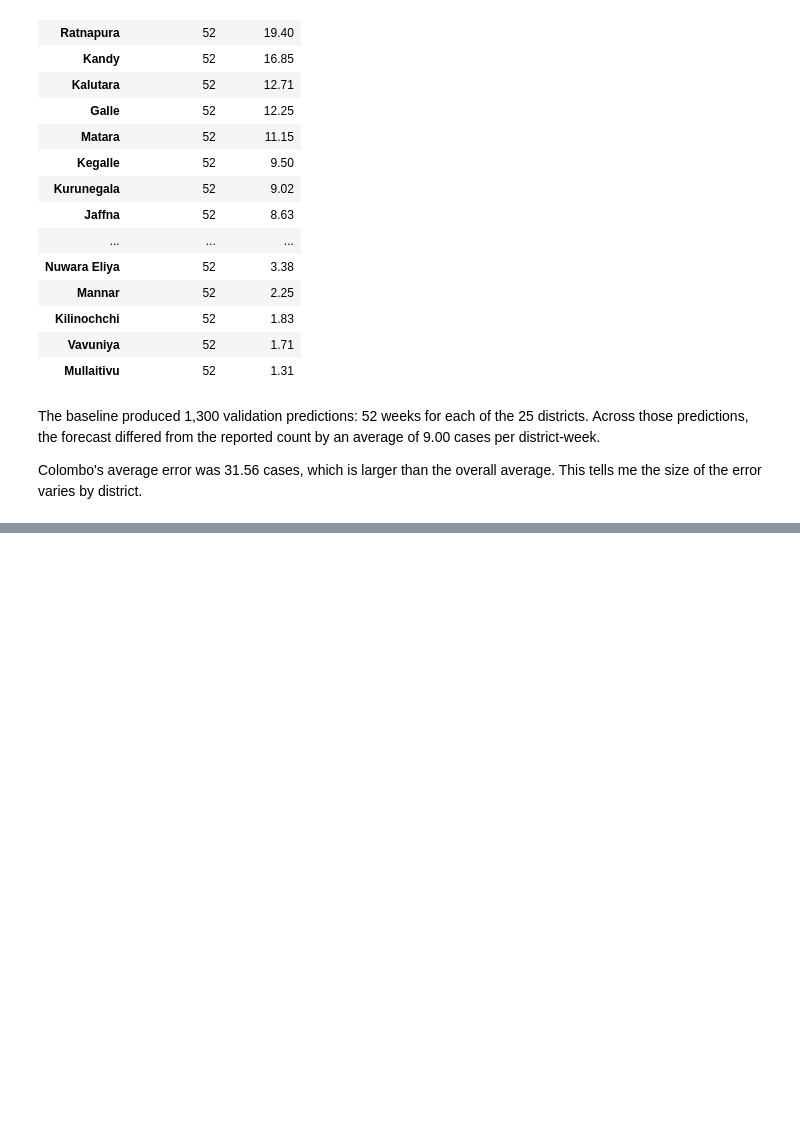
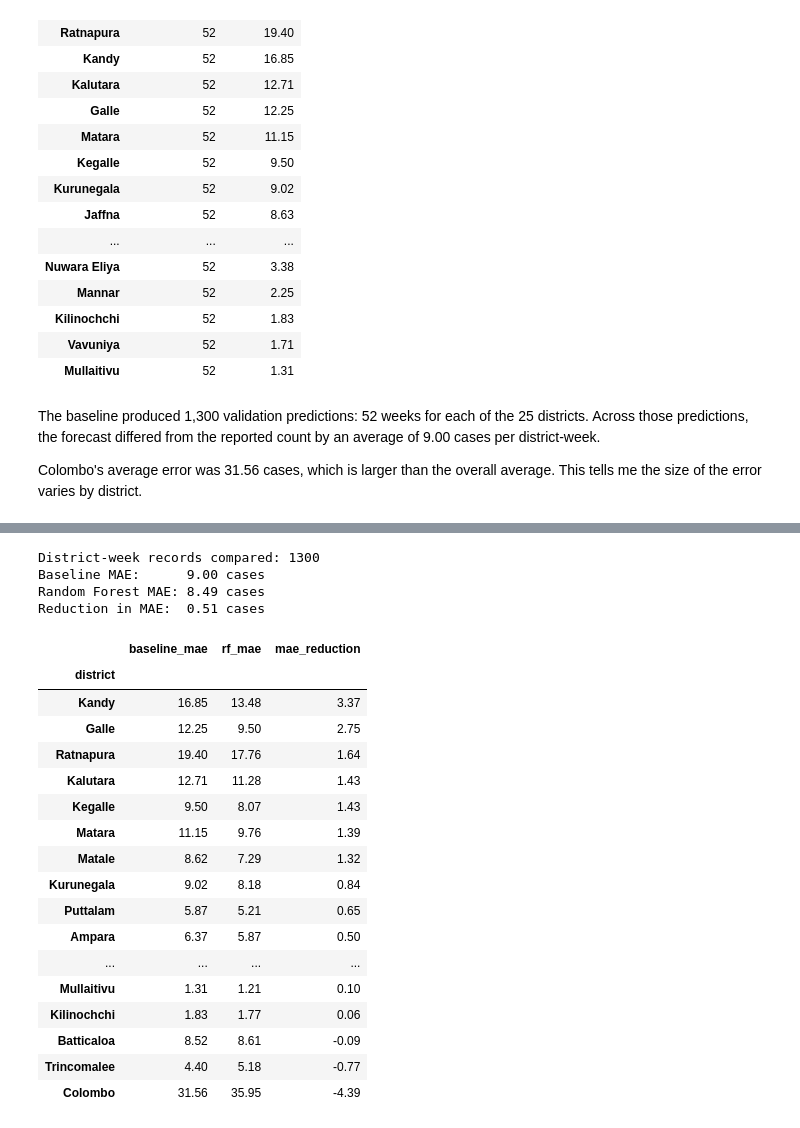
Before and after one commit to Vithu-29/sri-lanka-dengue-forecast, a Jupyter notebook: notebooks/01_explore_dengue_data.ipynb, the cells around one changed output, grey strips where cells are left out. Cells and saved outputs as stored; diff of their text form; code cells hidden in the pictures; blank space fills up the shorter version.

Commit message:
Train Random Forest and compare district forecasts with baseline

```diff
--- a/notebooks/01_explore_dengue_data.ipynb
+++ b/notebooks/01_explore_dengue_data.ipynb
@@ -190,0 +288,55 @@ average. This tells me the size of the error varies by district.
+# %%
+rf_results = valid[["week_start", "district", "actual_cases", "lag_1"]].copy()
+rf_results = rf_results.rename(columns={"lag_1": "baseline_prediction"})
+rf_results["rf_prediction"] = rf_model.predict(valid[features])
+
+rf_results["baseline_error"] = (
+    rf_results["actual_cases"] - rf_results["baseline_prediction"]
+).abs()
+
+rf_results["rf_error"] = (
+    rf_results["actual_cases"] - rf_results["rf_prediction"]
+).abs()
+
+baseline_mae = rf_results["baseline_error"].mean()
+rf_mae = rf_results["rf_error"].mean()
+
+print(f"District-week records compared: {len(rf_results)}")
+print(f"Baseline MAE:      {baseline_mae:.2f} cases")
+print(f"Random Forest MAE: {rf_mae:.2f} cases")
+print(f"Reduction in MAE:  {baseline_mae - rf_mae:.2f} cases")
+
+# A positive reduction means Random Forest did better in that district.
+district_comparison = (
+    rf_results.groupby("district")[["baseline_error", "rf_error"]]
+    .mean()
+    .rename(columns={"baseline_error": "baseline_mae", "rf_error": "rf_mae"})
+)
+district_comparison["mae_reduction"] = (
+    district_comparison["baseline_mae"] - district_comparison["rf_mae"]
+)
+
+display(district_comparison.sort_values("mae_reduction", ascending=False).round(2))
+# %% [output]
+District-week records compared: 1300
+Baseline MAE:      9.00 cases
+Random Forest MAE: 8.49 cases
+Reduction in MAE:  0.51 cases
+|  | baseline_mae | rf_mae | mae_reduction |
+| district |  |  |  |
+| Kandy | 16.85 | 13.48 | 3.37 |
+| Galle | 12.25 | 9.50 | 2.75 |
+| Ratnapura | 19.40 | 17.76 | 1.64 |
+| Kalutara | 12.71 | 11.28 | 1.43 |
+| Kegalle | 9.50 | 8.07 | 1.43 |
+| Matara | 11.15 | 9.76 | 1.39 |
+| Matale | 8.62 | 7.29 | 1.32 |
+| Kurunegala | 9.02 | 8.18 | 0.84 |
+| Puttalam | 5.87 | 5.21 | 0.65 |
+| Ampara | 6.37 | 5.87 | 0.50 |
+| ... | ... | ... | ... |
+| Mullaitivu | 1.31 | 1.21 | 0.10 |
+| Kilinochchi | 1.83 | 1.77 | 0.06 |
+| Batticaloa | 8.52 | 8.61 | -0.09 |
+| Trincomalee | 4.40 | 5.18 | -0.77 |
+| Colombo | 31.56 | 35.95 | -4.39 |
```
Also changed, not shown: parts of 6 cells of this notebook.
